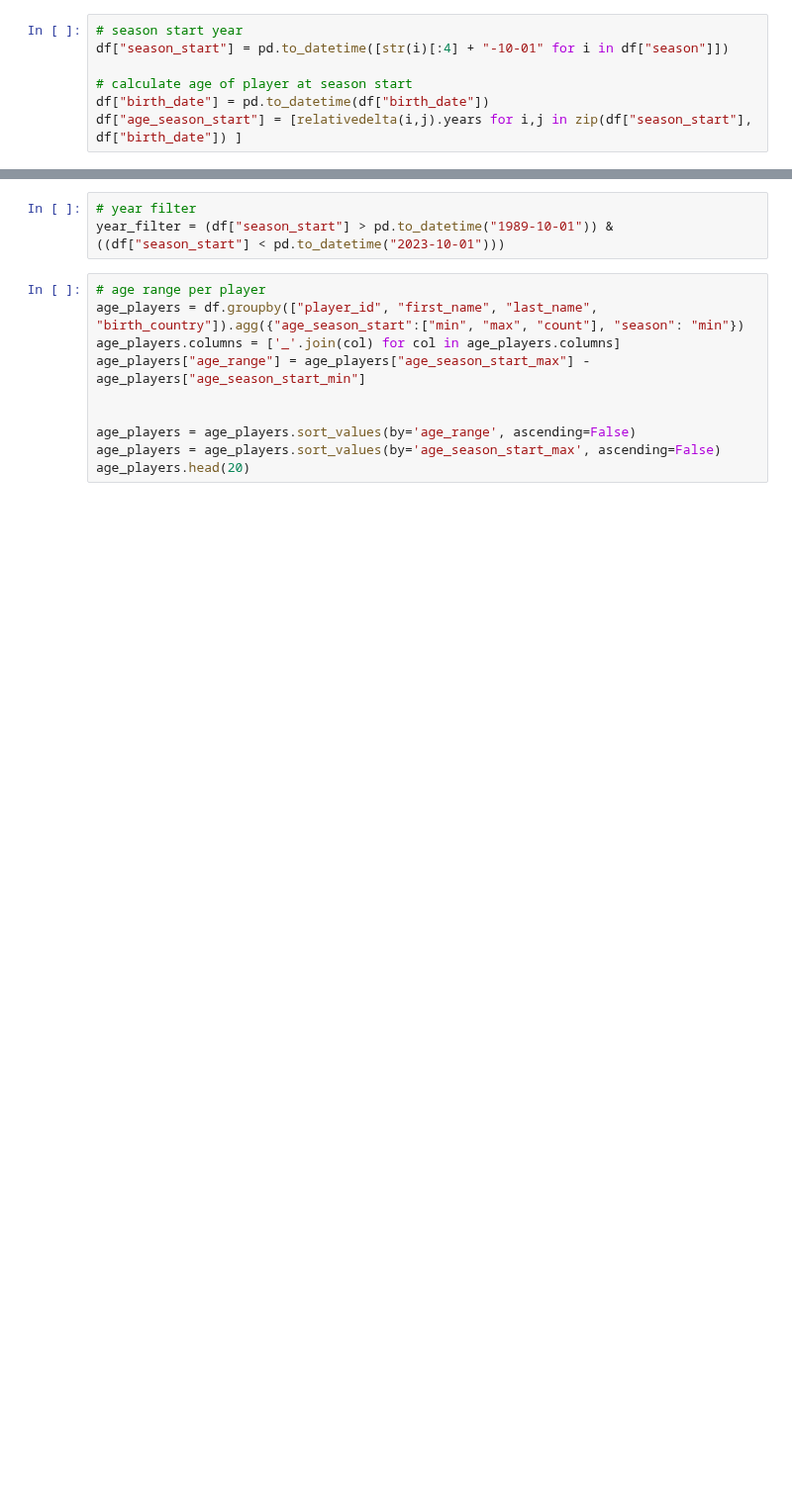
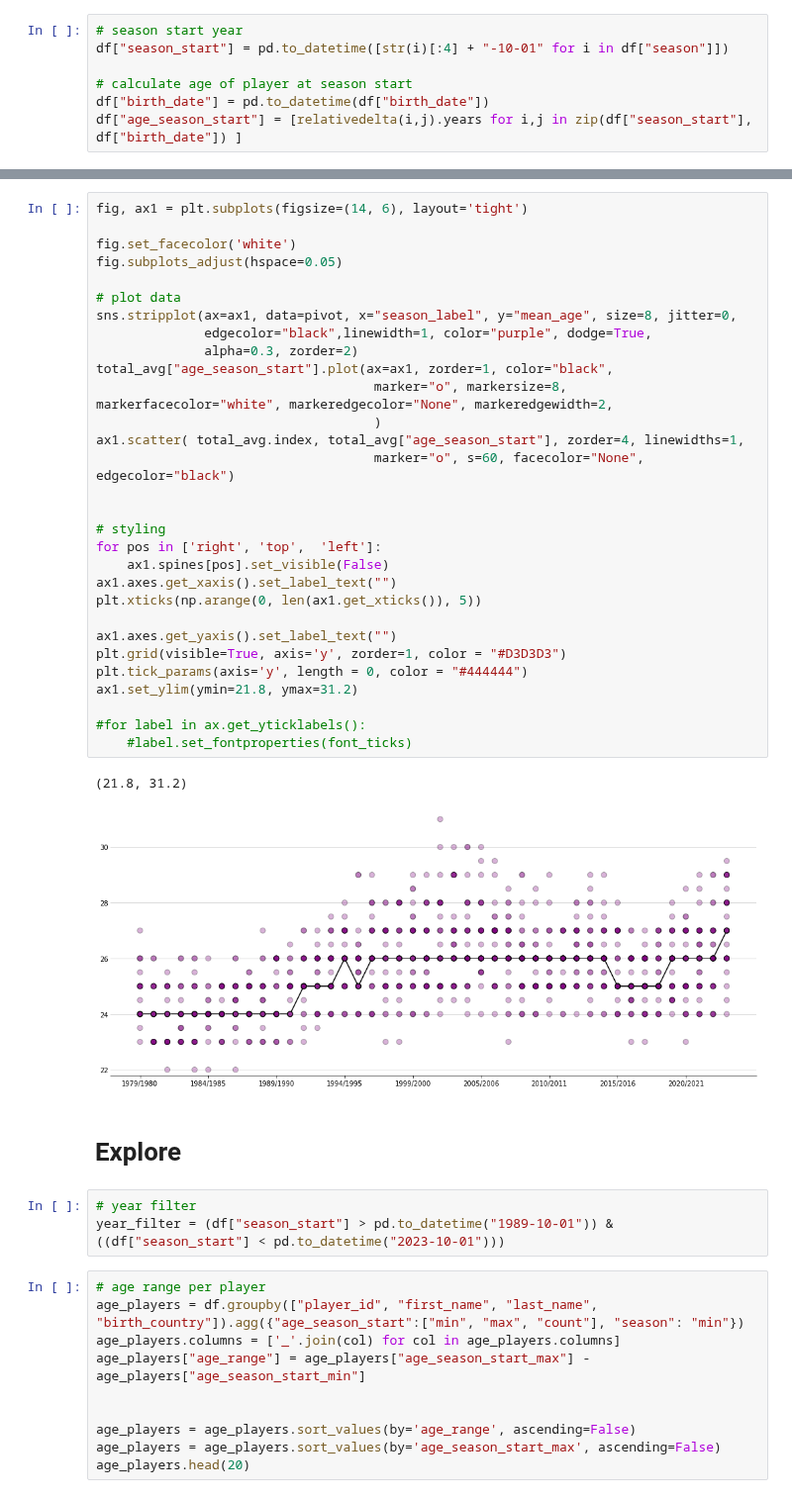
Before and after one commit to Lisa-Ho/small-data-projects, a Jupyter notebook: 2024/2401-canadian-nhl-players/canadian-nhl-players.ipynb, the cells around one changed output, grey strips where cells are left out. Shown at 99% size. Drawn from its saved outputs; the diff is of its cells as text; blank space fills up the shorter version.

```diff
--- a/2024/2401-canadian-nhl-players/canadian-nhl-players.ipynb
+++ b/2024/2401-canadian-nhl-players/canadian-nhl-players.ipynb
@@ -25,3 +132,38 @@ df["age_season_start"] = [relativedelta(i,j).years for i,j in zip(df["season_sta
+# %%
+fig, ax1 = plt.subplots(figsize=(14, 6), layout='tight')
+
+fig.set_facecolor('white')
+fig.subplots_adjust(hspace=0.05)
+
+# plot data
+sns.stripplot(ax=ax1, data=pivot, x="season_label", y="mean_age", size=8, jitter=0,
+              edgecolor="black",linewidth=1, color="purple", dodge=True,
+              alpha=0.3, zorder=2)
+total_avg["age_season_start"].plot(ax=ax1, zorder=1, color="black",
+                                    marker="o", markersize=8, markerfacecolor="white", markeredgecolor="None", markeredgewidth=2,
+                                    )
+ax1.scatter( total_avg.index, total_avg["age_season_start"], zorder=4, linewidths=1,
+                                    marker="o", s=60, facecolor="None", edgecolor="black")
+
+
+# styling
+for pos in ['right', 'top',  'left']:
+    ax1.spines[pos].set_visible(False)
+ax1.axes.get_xaxis().set_label_text("")
+plt.xticks(np.arange(0, len(ax1.get_xticks()), 5))
+
+ax1.axes.get_yaxis().set_label_text("")
+plt.grid(visible=True, axis='y', zorder=1, color = "#D3D3D3")
+plt.tick_params(axis='y', length = 0, color = "#444444")
+ax1.set_ylim(ymin=21.8, ymax=31.2)
+
+#for label in ax.get_yticklabels():
+    #label.set_fontproperties(font_ticks)
+# %% [output]
+(21.8, 31.2)
+[figure, added]
+# %% [markdown]
+# Explore
 # %%
 # year filter
 year_filter = (df["season_start"] > pd.to_datetime("1989-10-01")) & ((df["season_start"] < pd.to_datetime("2023-10-01")))
```
Also changed, not shown: parts of 18 cells of this notebook.
